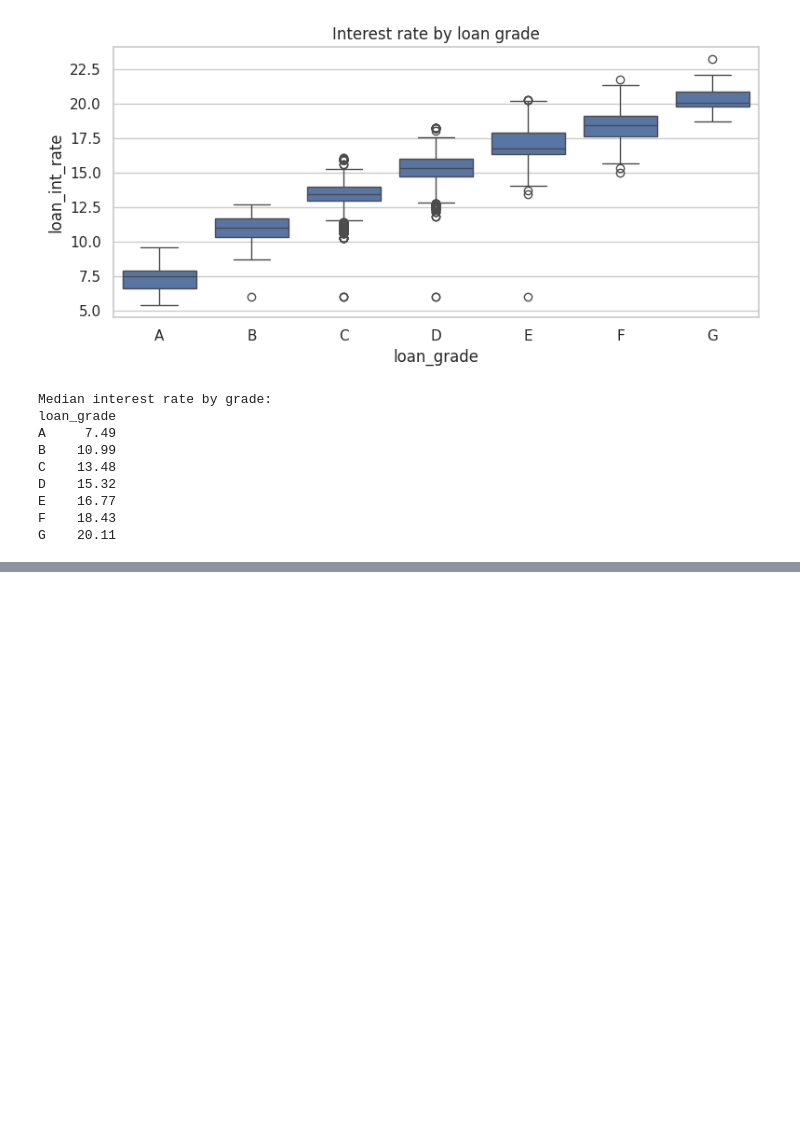
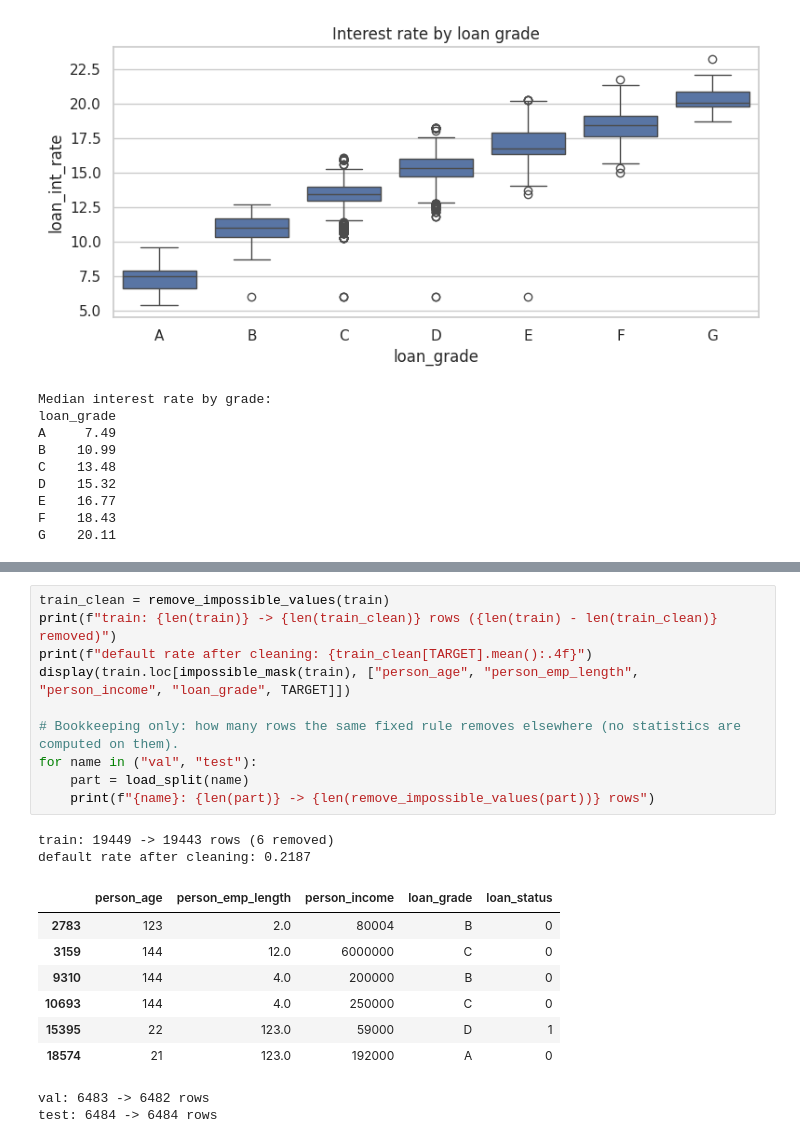
Before and after one commit to cheickbougoum90-web/credit-risk-scoring, a Jupyter notebook: notebooks/01_eda.ipynb, the cells around one changed output, grey strips where cells are left out. Drawn from its saved outputs; the diff is of its cells as text; blank space fills up the shorter version.

Commit message:
Add cleaning rule for impossible values and document cleaning decisions. Closes #5

```diff
--- a/notebooks/01_eda.ipynb
+++ b/notebooks/01_eda.ipynb
@@ -436 +441,23 @@ G    20.11
+# %%
+train_clean = remove_impossible_values(train)
+print(f"train: {len(train)} -> {len(train_clean)} rows ({len(train) - len(train_clean)} removed)")
+print(f"default rate after cleaning: {train_clean[TARGET].mean():.4f}")
+display(train.loc[impossible_mask(train), ["person_age", "person_emp_length", "person_income", "loan_grade", TARGET]])
+
+# Bookkeeping only: how many rows the same fixed rule removes elsewhere (no statistics are computed on them).
+for name in ("val", "test"):
+    part = load_split(name)
+    print(f"{name}: {len(part)} -> {len(remove_impossible_values(part))} rows")
+# %% [output]
+train: 19449 -> 19443 rows (6 removed)
+default rate after cleaning: 0.2187
+|  | person_age | person_emp_length | person_income | loan_grade | loan_status |
+| 2783 | 123 | 2.0 | 80004 | B | 0 |
+| 3159 | 144 | 12.0 | 6000000 | C | 0 |
+| 9310 | 144 | 4.0 | 200000 | B | 0 |
+| 10693 | 144 | 4.0 | 250000 | C | 0 |
+| 15395 | 22 | 123.0 | 59000 | D | 1 |
+| 18574 | 21 | 123.0 | 192000 | A | 0 |
+val: 6483 -> 6482 rows
+test: 6484 -> 6484 rows
 # %% [markdown]
```
Also changed, not shown: parts of 3 cells of this notebook, 4 other files.
